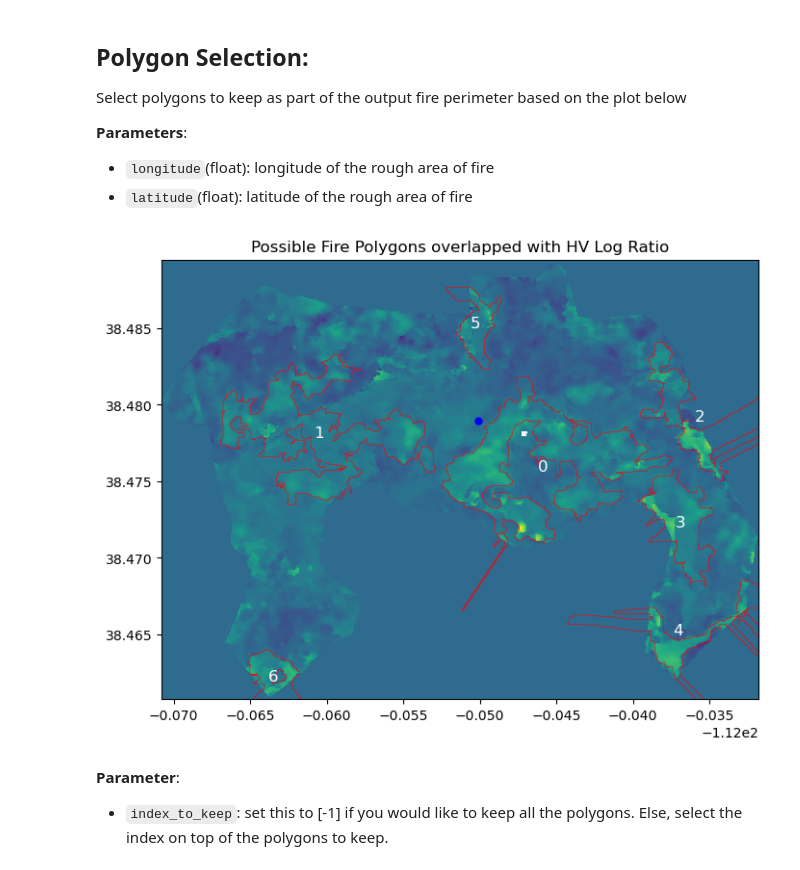
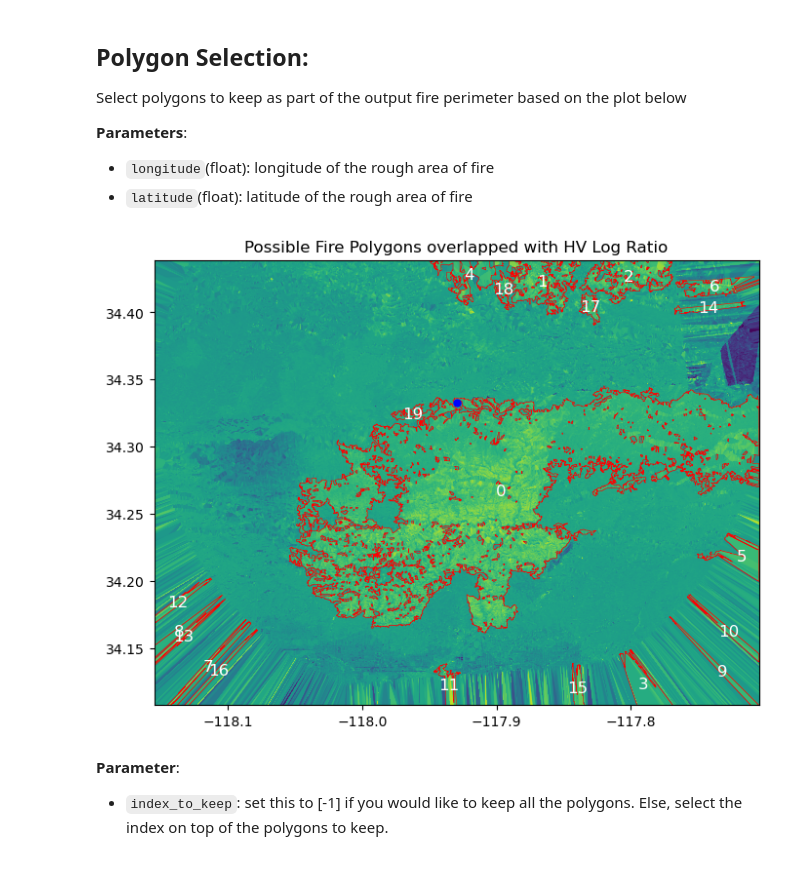
Before and after one commit to KrisMannino/uavsar-cads, a Jupyter notebook: notebook/perimeter_generation.ipynb, the cells around one changed output. Cells and saved outputs as stored; diff of their text form; code cells hidden in the pictures.

```diff
--- a/notebook/perimeter_generation.ipynb
+++ b/notebook/perimeter_generation.ipynb
@@ -53,9 +53,9 @@ def open_one(path):
     return band, profile, transform
 # %%
 # Path to the folder with the preprocessed images
-data_dir = Path('/Volumes/BlueT7/uavsar_wildfire_paths')
+data_dir = Path('/Volumes/BlueT7/test_bob')
 
-tifs = sorted(list(data_dir.glob('./*preprocessed*clip*.tif')))
+tifs = sorted(list(data_dir.glob('./*preprocessed*.tif')))
 # %%
 tifs
 # %% [output]
@@ -90,4 +92,4 @@ plt.imshow(log_ratio)
 # %%
 # Load if we have performed segmentation previously
 
-superpixel_labels = np.load("/mnt/karenan/fasmee/fishlake/classify_fishla_01601_19601_230727_231017/superpixel_labels_230727_231017_min100.npy")
+superpixel_labels = np.load("/Volumes/BlueT7/test_bob/superpixel_labels_08525_08527_min100.npy")
@@ -169,18 +176,18 @@ def make_center_point(longitude, latitude):
 # %%
 # Plot the GeoDataFrame on top of the log_ratio image
 fig, ax = plt.subplots(figsize=(8, 8))
 show(log_ratio, ax=ax, transform=transform, cmap='viridis', interpolation='none')
 fire_gdf.plot(ax=ax, facecolor="none", edgecolor="red", linewidth=0.4)
 for idx, polygon in fire_gdf.iterrows():
     x, y = polygon.geometry.centroid.x, polygon.geometry.centroid.y
     ax.text(x, y, str(idx), fontsize=12, color='white', ha='center', va='center')
 
-make_center_point(-112.050134, 38.478988).plot(ax=ax, color='blue', markersize=25)  # Plot the buffer point in blue
+make_center_point(-117.9297578, 34.332527).plot(ax=ax, color='blue', markersize=25)  # Plot the buffer point in blue
 
 plt.title('Possible Fire Polygons overlapped with HV Log Ratio')
 plt.show()
 # %% [output]
-[figure, old version]
+[figure, new version]
 # %% [markdown]
 **Parameter**:
 - `index_to_keep`: set this to [-1] if you would like to keep all the polygons. Else, select the index on top of the polygons to keep.
```
Also changed, not shown: parts of 11 cells of this notebook, 2 other files.
